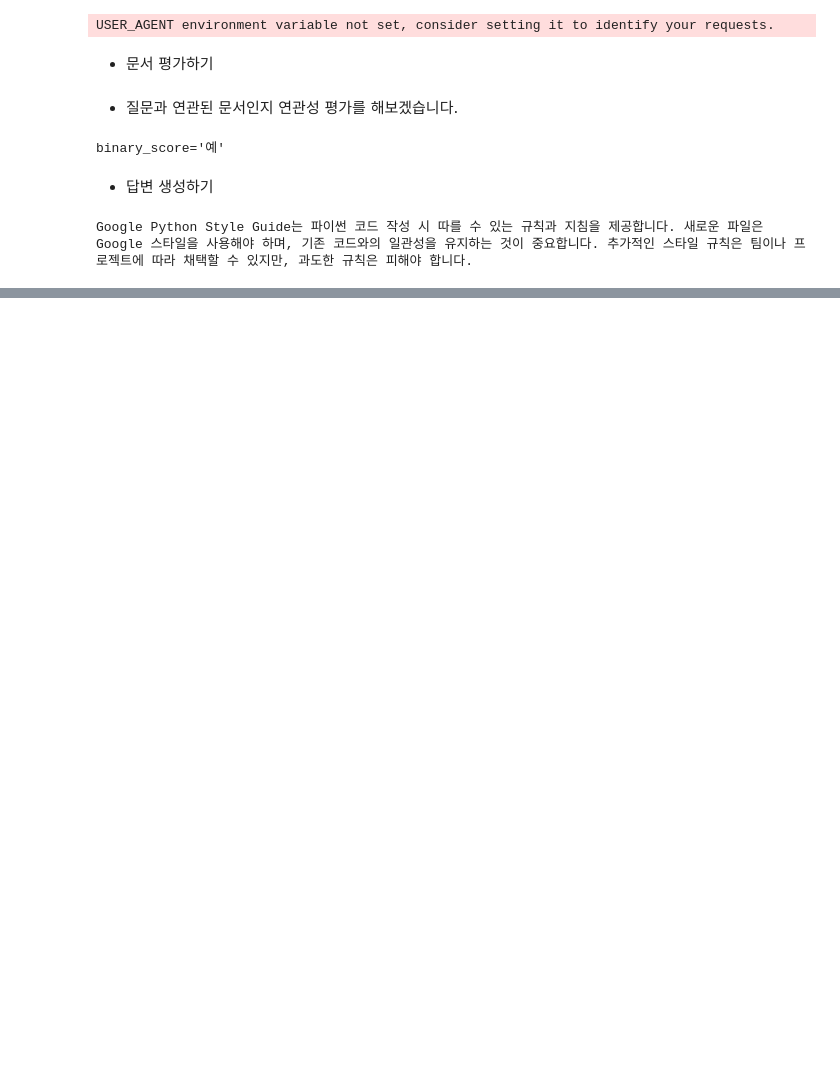
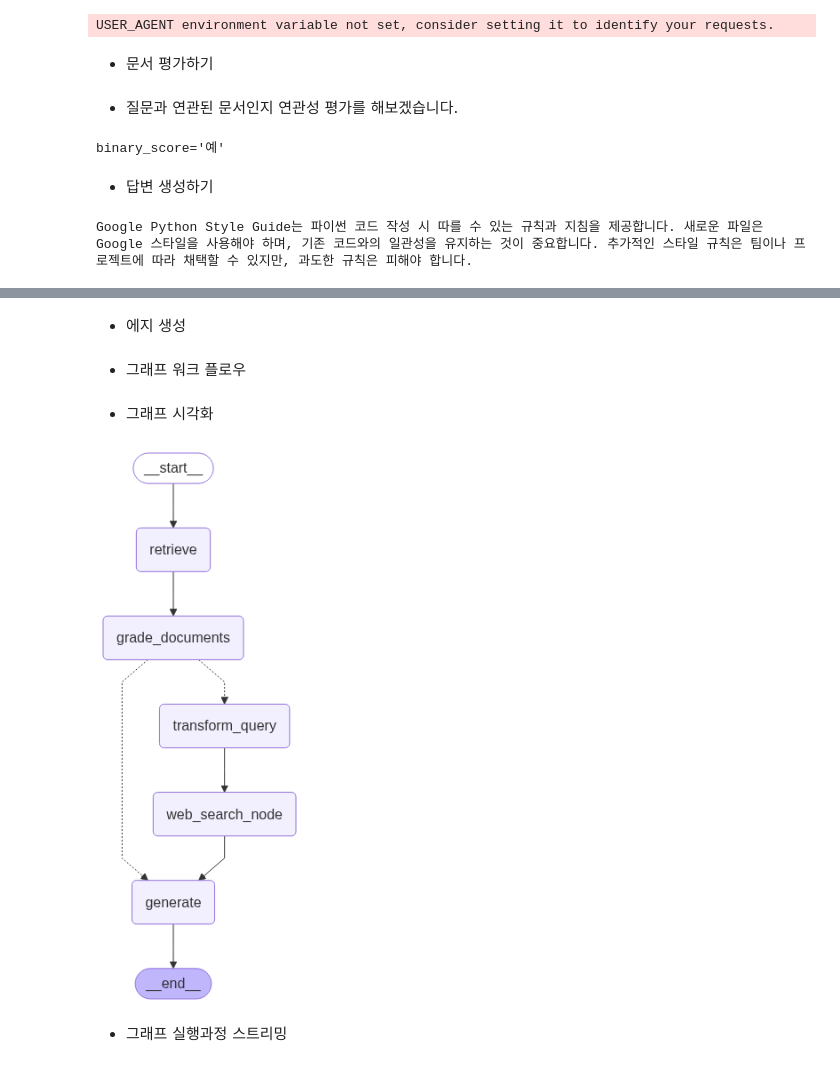
Before and after one commit to bbangwon/rag_master, a Jupyter notebook: ch06/ch06_LANG_GRAPH_CORRECTIVE_RAG.ipynb, the cells around one changed output, grey strips where cells are left out. Drawn from its saved outputs; the diff is of its cells as text; code cells hidden in the pictures; blank space fills up the shorter version.

```diff
--- a/ch06/ch06_LANG_GRAPH_CORRECTIVE_RAG.ipynb
+++ b/ch06/ch06_LANG_GRAPH_CORRECTIVE_RAG.ipynb
@@ -114,0 +130,3 @@ Google Python Style Guide는 파이썬 코드 작성 시 따를 수 있는 규
+# %%
+question = "C++ 깔끔하게 짜고 싶다"
+question_rewriter.invoke({"question": question})
@@ -114,0 +143,9 @@ Google Python Style Guide는 파이썬 코드 작성 시 따를 수 있는 규
+# %%
+from typing import List
+from typing_extensions import TypedDict
+
+class GraphState(TypedDict):
+    question: str
+    generation: str
+    web_search: str
+    documents: List[str]
@@ -114,0 +267,2 @@ Google Python Style Guide는 파이썬 코드 작성 시 따를 수 있는 규
+# %% [markdown]
+- 에지 생성
@@ -114,0 +289,41 @@ Google Python Style Guide는 파이썬 코드 작성 시 따를 수 있는 규
+# %% [markdown]
+- 그래프 워크 플로우
+# %%
+from langgraph.graph import StateGraph, START, END
+
+workflow = StateGraph(GraphState)
+
+# 노드 정의
+workflow.add_node("retrieve", retrieve)
+workflow.add_node("generate", generate)
+workflow.add_node("grade_documents", grade_documents)
+workflow.add_node("transform_query", transform_query)
+workflow.add_node("web_search_node", web_search)
+
+#그래프 정의
+workflow.add_edge(START, "retrieve")
+workflow.add_edge("retrieve", "grade_documents")
+workflow.add_conditional_edges(
+    "grade_documents",
+    decide_to_generate,
+    {
+        "generate": "generate",
+        "transform_query": "transform_query",
+    }
+)
+workflow.add_edge("transform_query", "web_search_node")
+workflow.add_edge("web_search_node", "generate")
+workflow.add_edge("generate", END)
+
+#그래프 컴파일
+app = workflow.compile()
+# %% [markdown]
+- 그래프 시각화
+# %%
+from IPython.display import display, Image
+
+display(Image(app.get_graph().draw_mermaid_png()))
+# %% [output]
+[figure, added]
+# %% [markdown]
+- 그래프 실행과정 스트리밍
```
Also changed, not shown: parts of 12 cells of this notebook.
